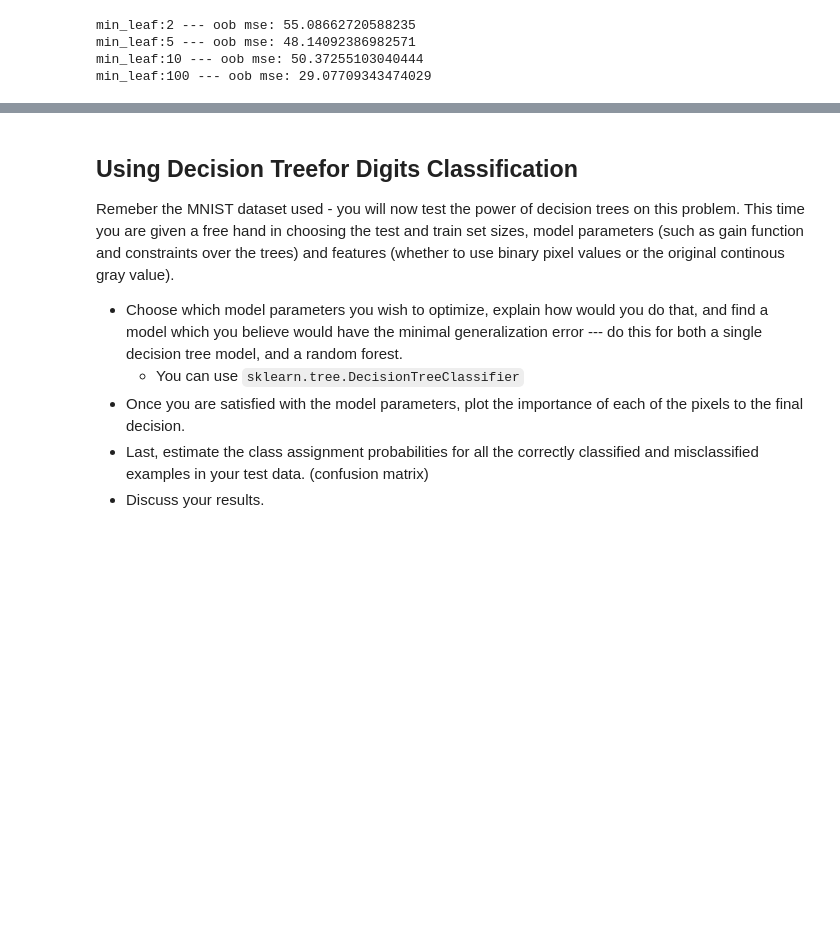
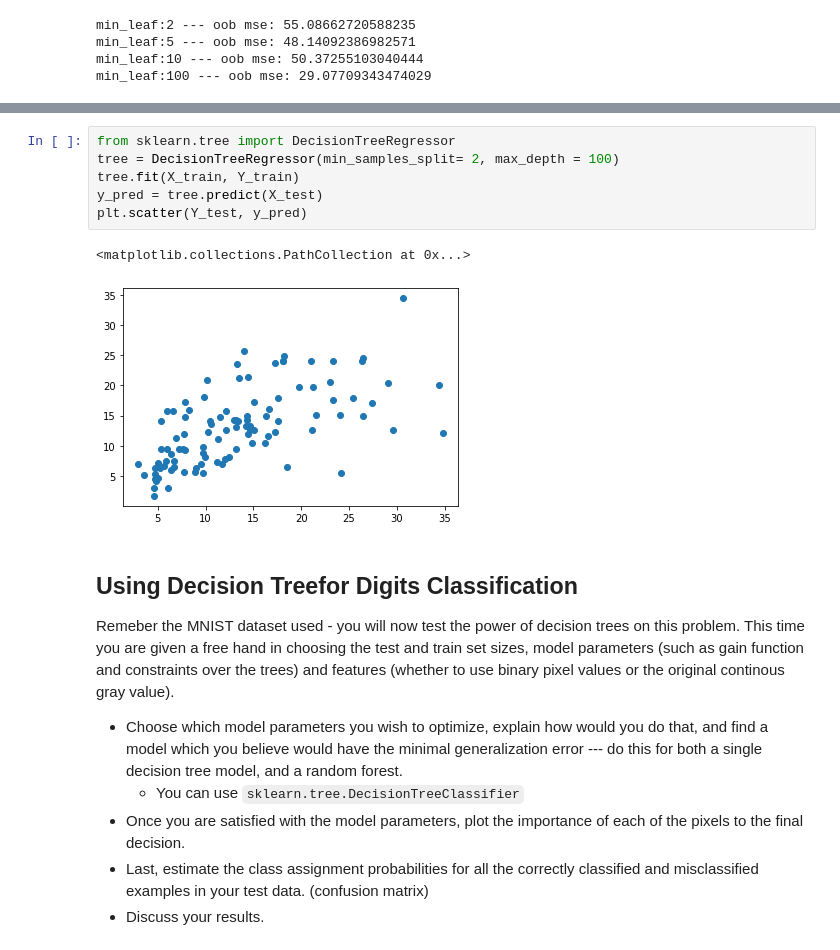
Before and after one commit to Shuaf98/y-data, a Jupyter notebook: ydata_supervised_learning/lecture5_DecisionTrees/Decision Trees _Exercise.ipynb, the cells around one changed output, grey strips where cells are left out. Drawn from its saved outputs; the diff is of its cells as text; blank space fills up the shorter version.

```diff
--- a/ydata_supervised_learning/lecture5_DecisionTrees/Decision Trees _Exercise.ipynb
+++ b/ydata_supervised_learning/lecture5_DecisionTrees/Decision Trees _Exercise.ipynb
@@ -270,3 +270,12 @@ plt.scatter(y_hat, Y_test)
+# %%
+from sklearn.tree import DecisionTreeRegressor
+tree = DecisionTreeRegressor(min_samples_split= 2, max_depth = 100)
+tree.fit(X_train, Y_train)
+y_pred = tree.predict(X_test)
+plt.scatter(Y_test, y_pred)
+# %% [output]
+<matplotlib.collections.PathCollection at 0x...>
+[figure, added]
 # %% [markdown]
 ## Using Decision Treefor Digits Classification
 Remeber the MNIST dataset used - you will now test the power of decision trees on this problem.
```
Also changed, not shown: parts of 3 cells of this notebook, 4 other files.
